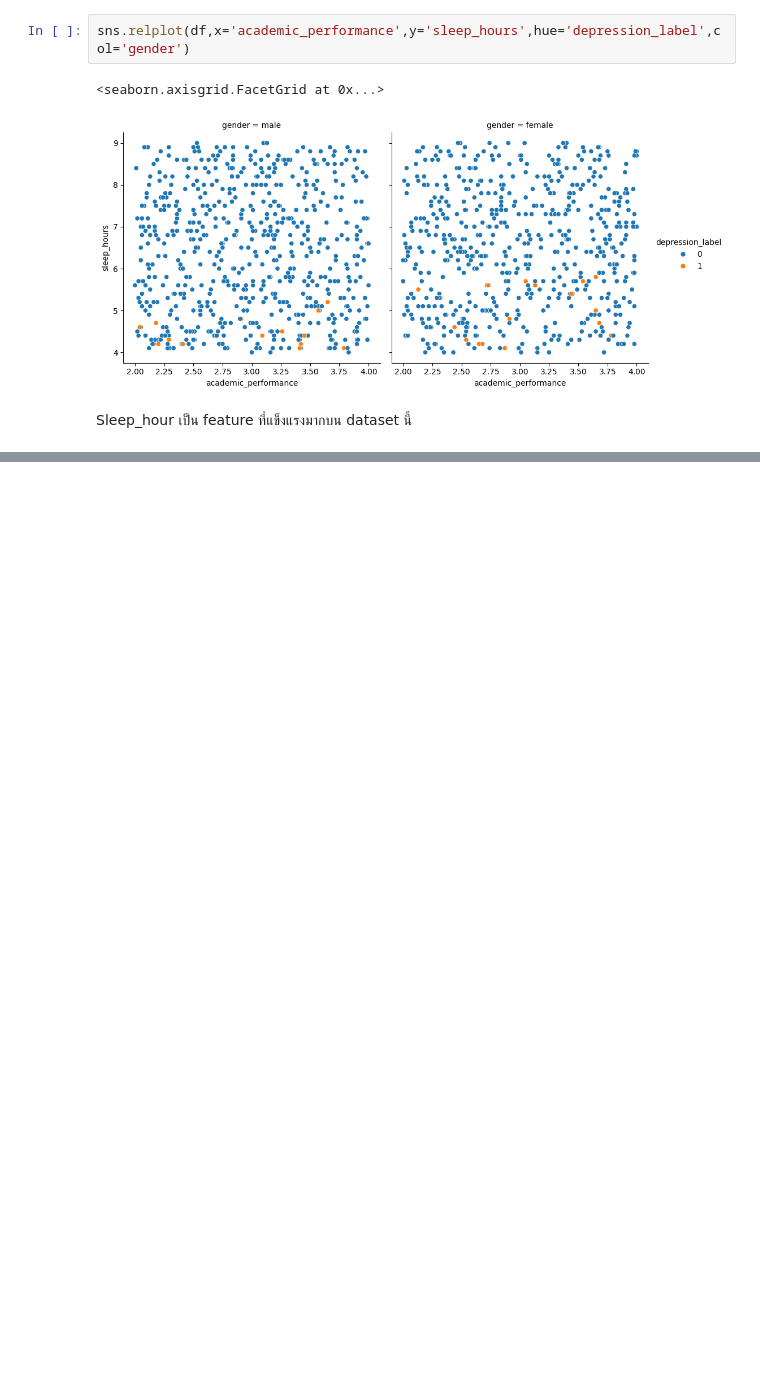
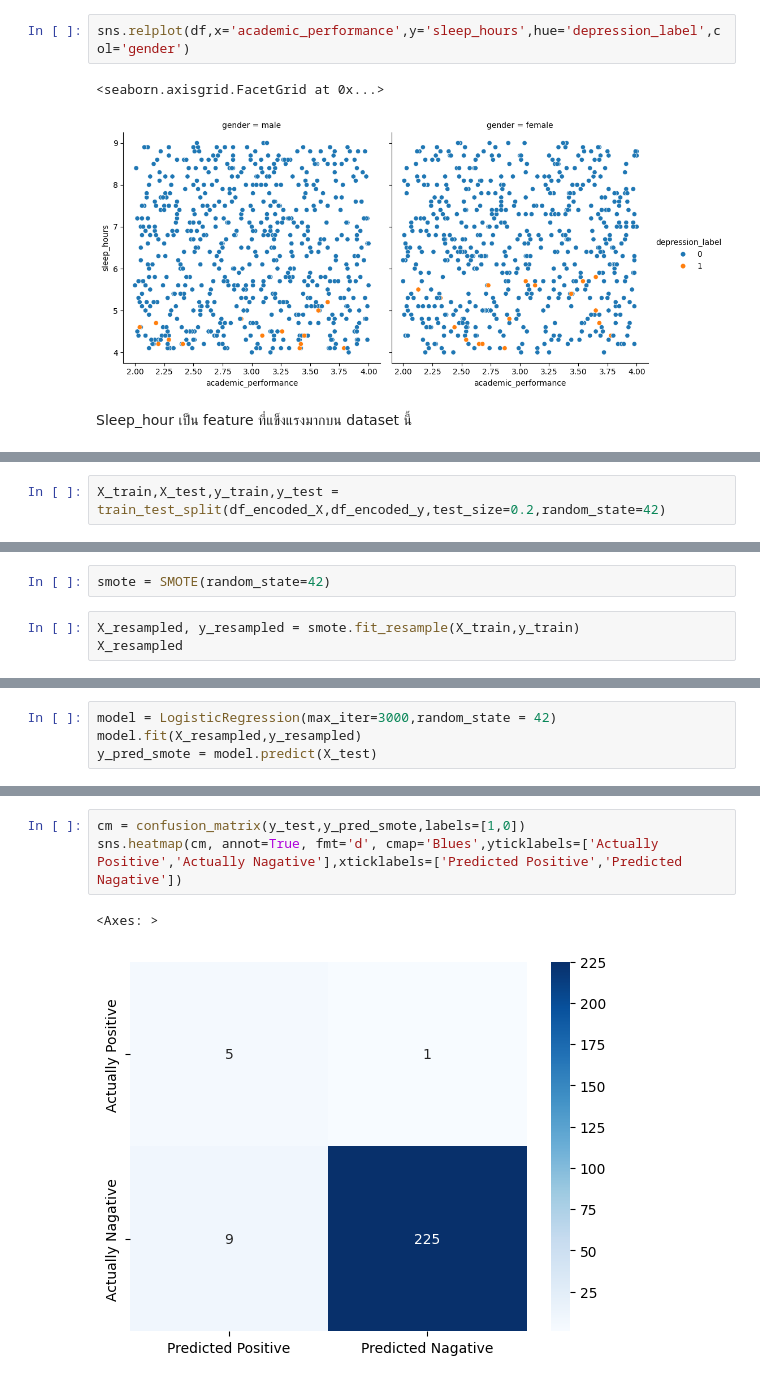
Before and after one commit to ChickenMan-1080/ML-Practice, a Jupyter notebook: ML-Social_Media_Teen_MentalHealth/main.ipynb, the cells around one changed output, grey strips where cells are left out. Saved outputs shown, nothing was run; the diff lists cells and outputs as text; blank space fills up the shorter version.

Commit message:
feat: SMOTE

```diff
--- a/ML-Social_Media_Teen_MentalHealth/main.ipynb
+++ b/ML-Social_Media_Teen_MentalHealth/main.ipynb
@@ -129,0 +173,2 @@ from sklearn
+# %%
+X_train,X_test,y_train,y_test = train_test_split(df_encoded_X,df_encoded_y,test_size=0.2,random_state=42)
@@ -129,0 +177,5 @@ from sklearn
+# %%
+smote = SMOTE(random_state=42)
+# %%
+X_resampled, y_resampled = smote.fit_resample(X_train,y_train)
+X_resampled
@@ -129,0 +213,4 @@ from sklearn
+# %%
+model = LogisticRegression(max_iter=3000,random_state = 42)
+model.fit(X_resampled,y_resampled)
+y_pred_smote = model.predict(X_test)
@@ -129,0 +234,6 @@ from sklearn
+# %%
+cm = confusion_matrix(y_test,y_pred_smote,labels=[1,0])
+sns.heatmap(cm, annot=True, fmt='d', cmap='Blues',yticklabels=['Actually Positive','Actually Nagative'],xticklabels=['Predicted Positive','Predicted Nagative'])
+# %% [output]
+<Axes: >
+[figure, added]
```
Also changed, not shown: parts of 19 cells of this notebook.
